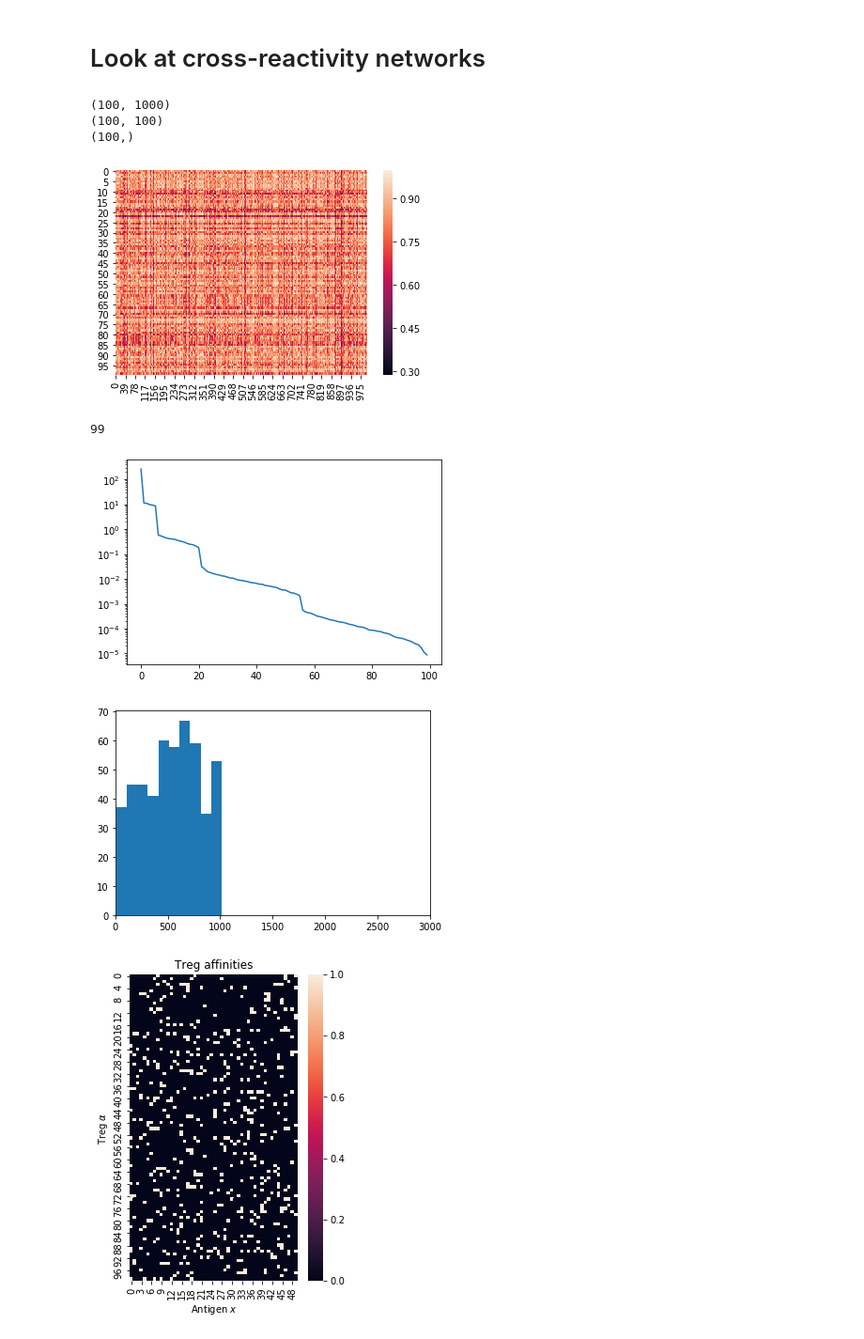
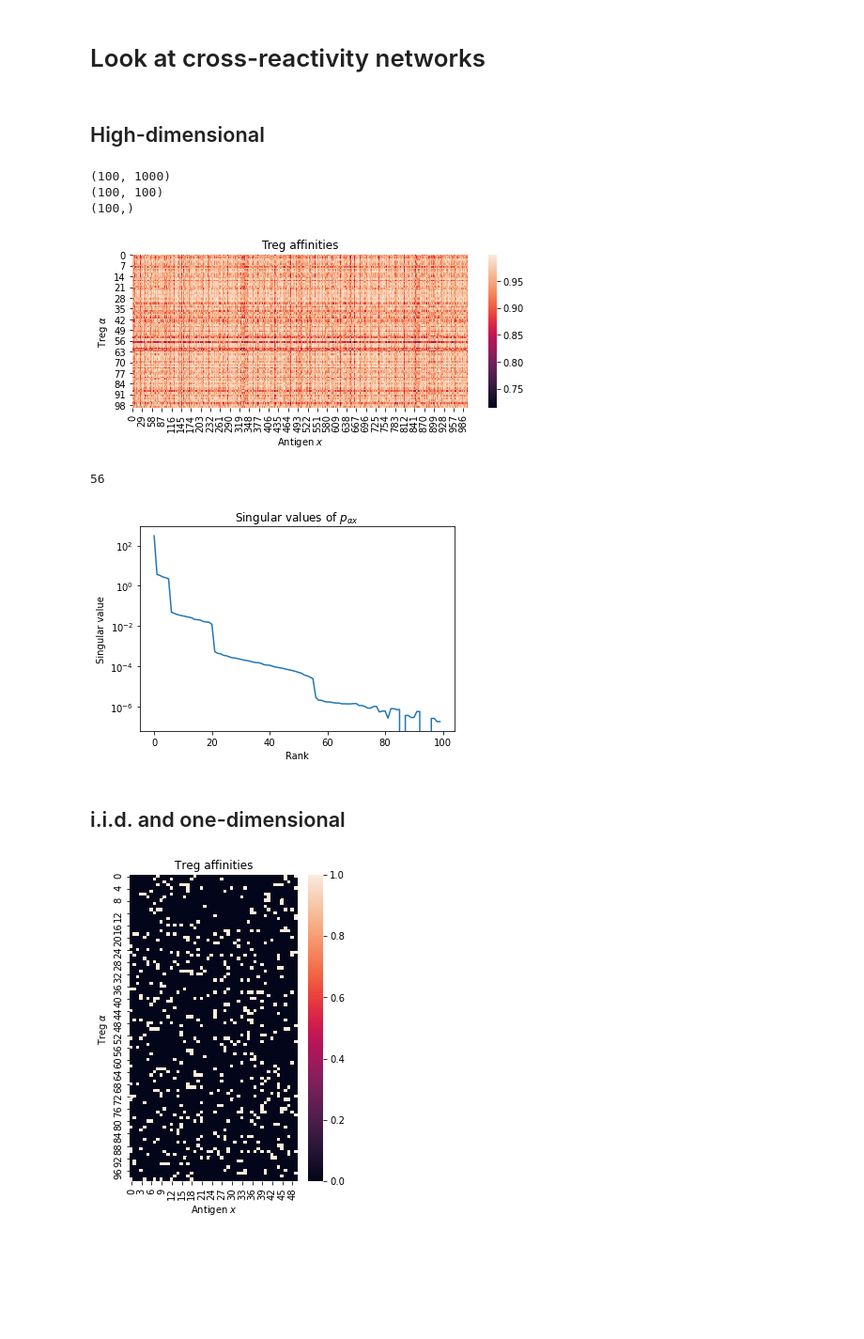
Before and after one commit to Ninjaneer32/immune-svm, a Jupyter notebook: scripts/ImmuneOptimization.ipynb, the cells around one changed output. Shown at 94% size. Saved outputs shown, nothing was run; the diff lists cells and outputs as text; code cells hidden in the pictures; blank space fills up the shorter version.

Commit message:
save multidimensional cross-reactivity function

```diff
--- a/scripts/ImmuneOptimization.ipynb
+++ b/scripts/ImmuneOptimization.ipynb
@@ -4,48 +4,55 @@ from matplotlib.backends import backend_pdf as bpdf
 import pickle
 # %% [markdown]
 # Look at cross-reactivity networks
+# %% [markdown]
+## High-dimensional
 # %%
 params = {}
 params['sampling'] = 'Multidimensional'
 params['Num_treg'] = 100
 params['Num_tcell'] = 100
 params['Num_sites'] = 1000
 params['c'] = 1
 params['max_v'] = 1
 params['shape_dim'] = 5
-params['sigma'] = 5
+params['sigma'] = 10
 pix,palphax = MakeAffinities(params)
 vx = np.ones(params['Num_sites'])
 phi_reg_reg, phi_cell_reg, rvals = MakeOverlaps(pix,palphax,vx)
 print(np.shape(pix))
 print(np.shape(phi_cell_reg))
 print(np.shape(rvals))
-sns.heatmap(palphax)
+
+fig,ax=plt.subplots(figsize=(8,3))
+sns.heatmap(palphax,ax=ax)
+ax.set_title('Treg affinities')
+ax.set_xlabel(r'Antigen $x$')
+ax.set_ylabel(r'Treg $\alpha$')
+plt.savefig('../figures/treg_multi.png')
 plt.show()
 
 thresh=1e-5
 vx = np.ones(params['Num_sites'])
 phi_reg_reg, phi_cell_reg, rvals = MakeOverlaps(pix,palphax,vx)
 lam,u = np.linalg.eig(phi_reg_reg)
 alpha= params['Num_treg']/((np.sqrt(np.abs(lam))>thresh).sum())
 print((np.sqrt(np.abs(lam))>thresh).sum())
 
 lam = np.sort(lam)[::-1]
 plt.semilogy(np.sqrt(lam))
+plt.gca().set_xlabel('Rank')
+plt.gca().set_ylabel('Singular value')
+plt.gca().set_title(r'Singular values of $p_{\alpha x}$')
 plt.show()
 # %% [output]
 (100, 1000)
 (100, 100)
 (100,)
-[figure, old version]
+[figure, new version]
-99
+56
-[figure, old version]
+[figure, new version]
-# %%
-plt.hist(palphax.sum(axis=1))
-plt.gca().set_xlim((0,3000))
-plt.show()
-# %% [output]
-[figure, removed]
+# %% [markdown]
+## i.i.d. and one-dimensional
 # %%
 # Parameters
 params = {}
```
Also changed, not shown: parts of 4 cells of this notebook, 7 other files.
